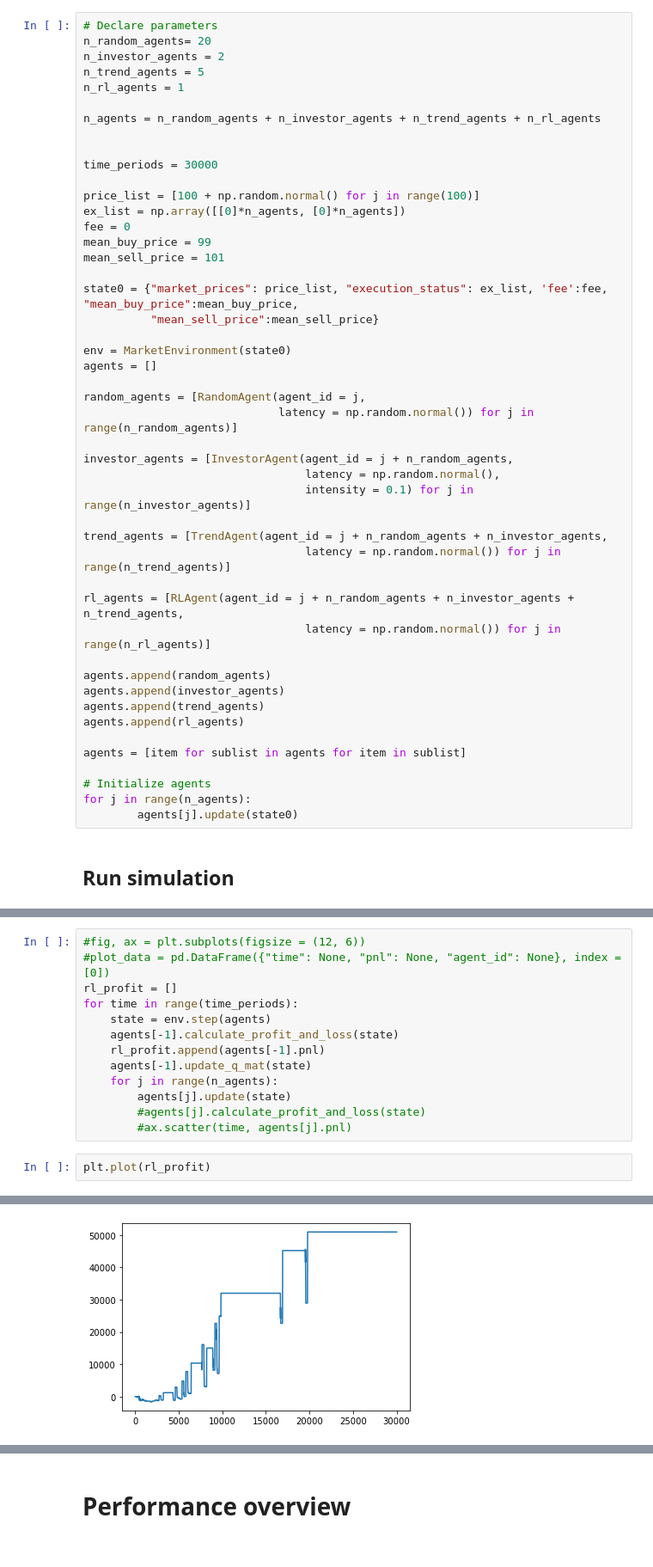
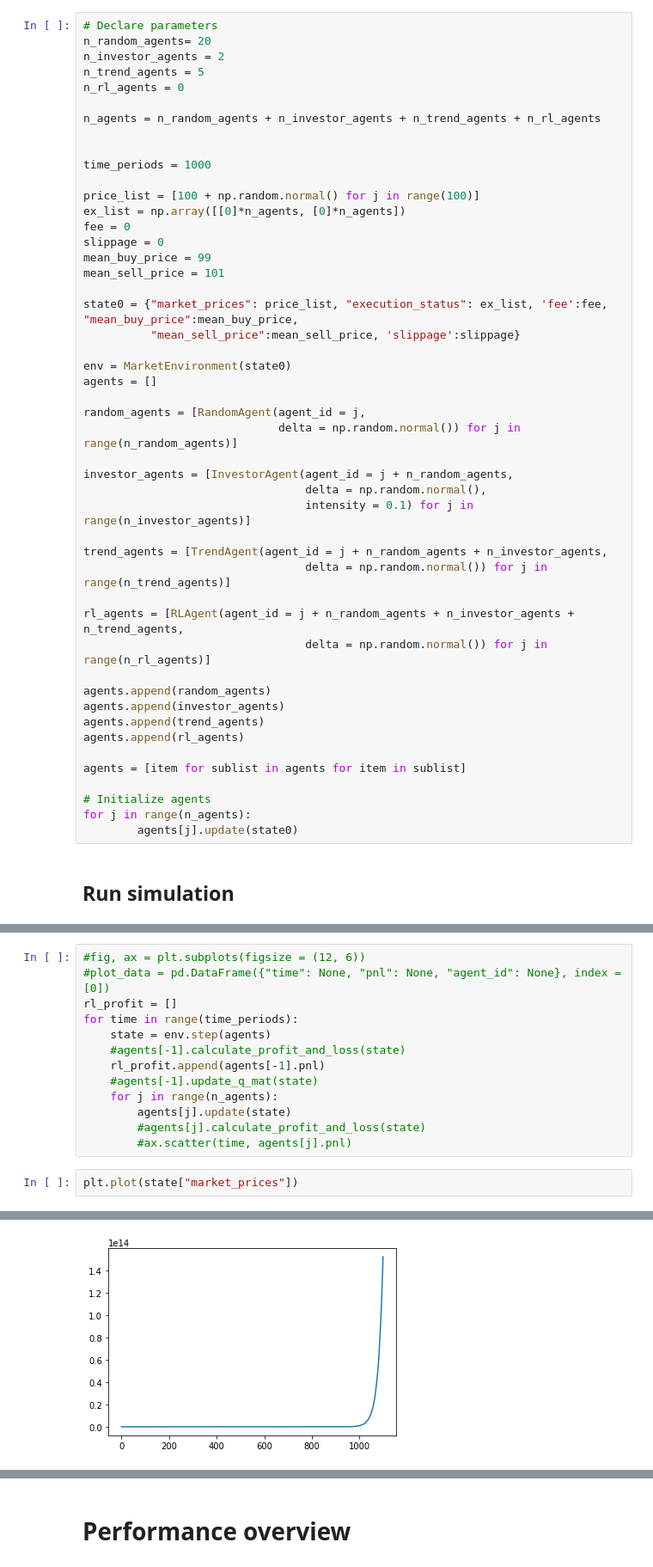
Before and after one commit to victoremil1996/rl_for_trading, a Jupyter notebook: notebooks/market_simulation_main.ipynb, the cells around one changed output, grey strips where cells are left out. Shown at 86% size. Cells and saved outputs as stored; diff of their text form.

```diff
--- a/notebooks/market_simulation_main.ipynb
+++ b/notebooks/market_simulation_main.ipynb
@@ -35,37 +35,38 @@ from market_simulation_study.environment import MarketEnvironment
 n_random_agents= 20
 n_investor_agents = 2
 n_trend_agents = 5
-n_rl_agents = 1
+n_rl_agents = 0
 
 n_agents = n_random_agents + n_investor_agents + n_trend_agents + n_rl_agents
 
 
-time_periods = 30000
+time_periods = 1000
 
 price_list = [100 + np.random.normal() for j in range(100)]
 ex_list = np.array([[0]*n_agents, [0]*n_agents])
 fee = 0
+slippage = 0
 mean_buy_price = 99
 mean_sell_price = 101
 
 state0 = {"market_prices": price_list, "execution_status": ex_list, 'fee':fee, "mean_buy_price":mean_buy_price,
-          "mean_sell_price":mean_sell_price}
+          "mean_sell_price":mean_sell_price, 'slippage':slippage}
 
 env = MarketEnvironment(state0)
 agents = []
 
 random_agents = [RandomAgent(agent_id = j,
-                             latency = np.random.normal()) for j in range(n_random_agents)]
+                             delta = np.random.normal()) for j in range(n_random_agents)]
 
 investor_agents = [InvestorAgent(agent_id = j + n_random_agents,
-                                 latency = np.random.normal(),
+                                 delta = np.random.normal(),
                                  intensity = 0.1) for j in range(n_investor_agents)]
 
 trend_agents = [TrendAgent(agent_id = j + n_random_agents + n_investor_agents,
-                                 latency = np.random.normal()) for j in range(n_trend_agents)]
+                                 delta = np.random.normal()) for j in range(n_trend_agents)]
 
 rl_agents = [RLAgent(agent_id = j + n_random_agents + n_investor_agents + n_trend_agents,
-                                 latency = np.random.normal()) for j in range(n_rl_agents)]
+                                 delta = np.random.normal()) for j in range(n_rl_agents)]
 
 agents.append(random_agents)
 agents.append(investor_agents)
@@ -85,15 +97,15 @@ for j in range(n_agents):
 rl_profit = []
 for time in range(time_periods):
     state = env.step(agents)
-    agents[-1].calculate_profit_and_loss(state)
+    #agents[-1].calculate_profit_and_loss(state)
     rl_profit.append(agents[-1].pnl)
-    agents[-1].update_q_mat(state)
+    #agents[-1].update_q_mat(state)
     for j in range(n_agents):
         agents[j].update(state)
         #agents[j].calculate_profit_and_loss(state)
         #ax.scatter(time, agents[j].pnl)
 # %%
-plt.plot(rl_profit)
+plt.plot(state["market_prices"])
 # %% [output]
 [<matplotlib.lines.Line2D at 0x...>]
-[figure, old version]
+[figure, new version]
```
Also changed, not shown: parts of 10 cells of this notebook, 2 other files.
